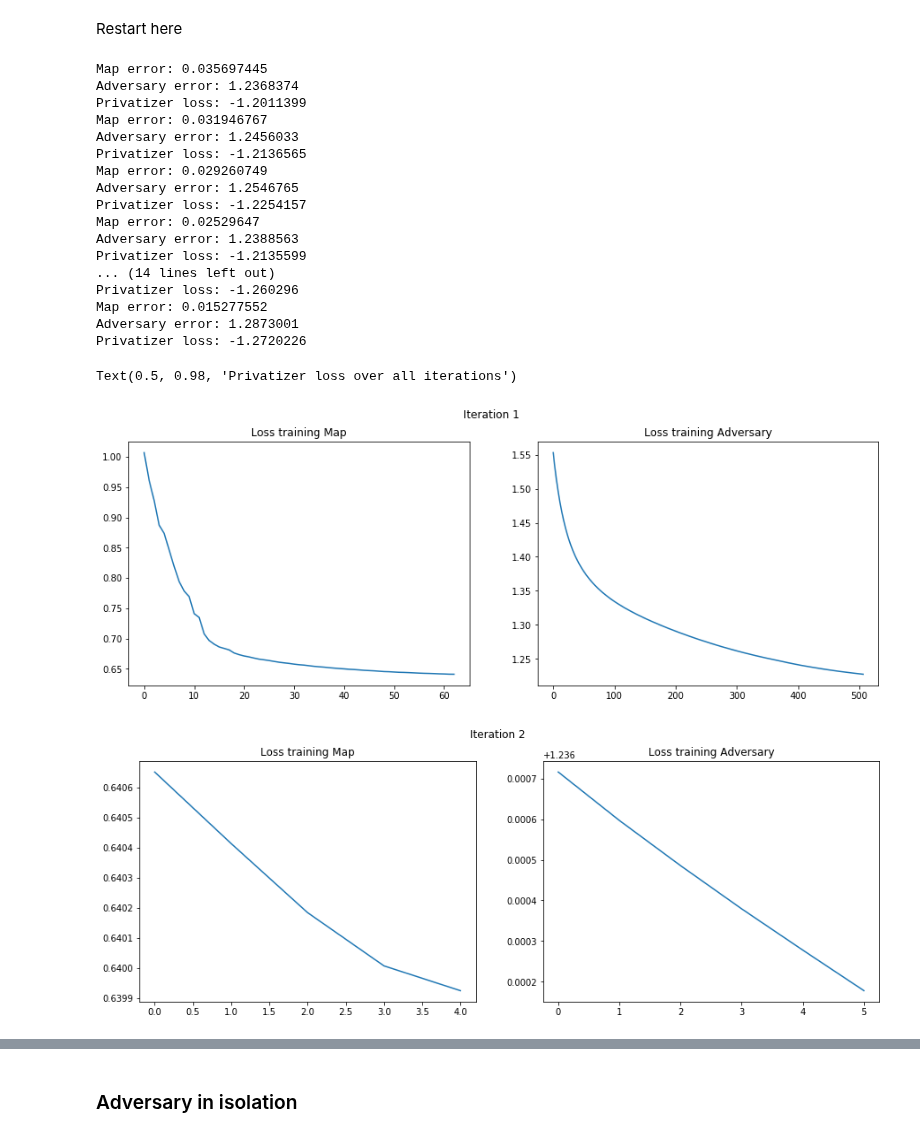
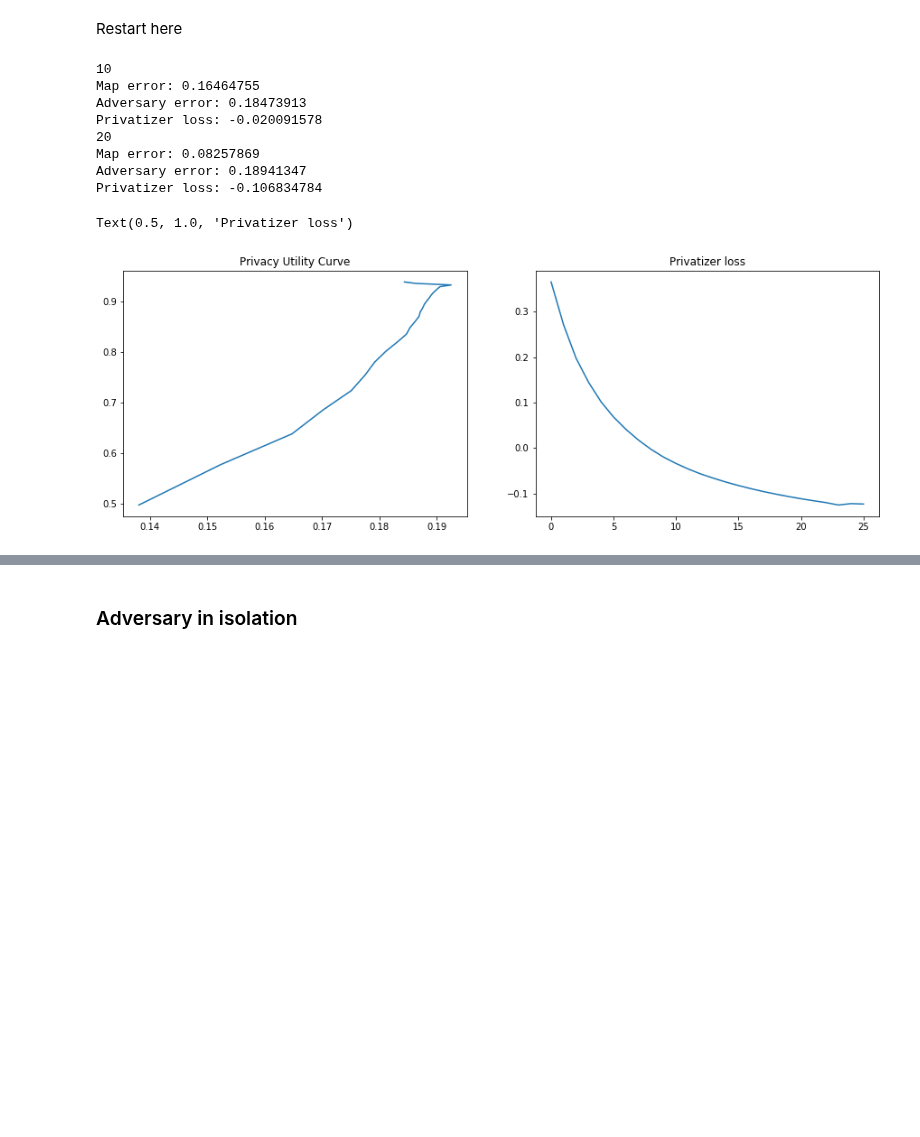
Before and after one commit to lillyclark/privacy-utility, a Jupyter notebook: GAP final version.ipynb, the cells around one changed output, grey strips where cells are left out. Saved outputs shown, nothing was run; the diff lists cells and outputs as text; code cells hidden in the pictures; blank space fills up the shorter version.

```diff
--- a/GAP final version.ipynb
+++ b/GAP final version.ipynb
@@ -155,61 +150,74 @@ p_train = p_train.minimize(privatizer_loss, var_list = p_vars)
+# %%
+def train(trainstep, trainloss, max_iter, sess=sess):
+    plotlist = []
+    delta1 = 100
+    delta2 = 0
+    count_iter = 0
+    while abs(delta1 - delta2) >= 0.0001 and count_iter < max_iter:
+        count_iter += 1
+        delta1 = trainloss.eval(session=sess)
+        trainstep.run(session=sess)
+        delta2 = trainloss.eval(session=sess)
+        plotlist.append(trainloss.eval(session=sess))
+    return plotlist
 # %%
 macro_loss = []
+privacy = []
+utility = []
+
 delta1 = 1
 delta2 = 0
 count_iter = 0
-max_iter = 10
+max_iter = 200
 
-while abs(delta1 - delta2) >= 0.0001 and count_iter < max_iter:
+while abs(delta1 - delta2) >= 0.001 and count_iter < max_iter:
     count_iter += 1
 
     x, trueusers = sampleChania(Chania, 100)
     y = p5(p4(p3(p2(p1(x)))))
     m1 = i4(i3(i2(i1(x[:,2:]))))
     m1_target = tf.keras.backend.reshape(x[:,1], (100,1))
     users = a2(a1(y))
     combined = a2(a1(p5(p4(p3(p2(p1(x)))))))
 
     delta1 = privatizer_loss.eval(session=sess)
     m1plot = train(m1_train, m1_loss, 1000)
     aplot = train(a_train, adversary_loss, 1000)
     pplot = train(p_train, privatizer_loss, 1)
     delta2 = privatizer_loss.eval(session=sess)
 
-    if True:
+    if False:
         fig, ax = plt.subplots(1, 2, figsize=(15, 5))
         fig.subplots_adjust(hspace=0.3)
         ax[0].plot(m1plot)
         ax[0].set_title("Loss training Map")
         ax[1].plot(aplot)
         ax[1].set_title("Loss training Adversary")
         fig.suptitle("Iteration %d"%(count_iter))
 
-    print("Map error:", map_error.eval(session=sess))
-    print("Adversary error:", adversary_loss.eval(session=sess))
-    print("Privatizer loss:", privatizer_loss.eval(session=sess))
+    if count_iter%10 == 0:
+        print(count_iter)
+        print("Map error:", map_error.eval(session=sess))
+        print("Adversary error:", adversary_loss.eval(session=sess))
+        print("Privatizer loss:", privatizer_loss.eval(session=sess))
+
+    privacy.append(adversary_loss.eval(session=sess))
+    utility.append(1-map_error.eval(session=sess))
     macro_loss.extend(pplot)
 
-fig, ax = plt.subplots(1, 1, figsize=(15, 5))
-ax.plot(macro_loss)
-fig.suptitle("Privatizer loss over all iterations")
+fig, ax = plt.subplots(1, 2, figsize=(15, 5))
+ax[0].plot(privacy, utility)
+ax[0].set_title("Privacy Utility Curve")
+ax[1].plot(macro_loss)
+ax[1].set_title("Privatizer loss")
 # %% [output]
-Map error: 0.035697445
-Adversary error: 1.2368374
-Privatizer loss: -1.2011399
-Map error: 0.031946767
-Adversary error: 1.2456033
-Privatizer loss: -1.2136565
-Map error: 0.029260749
-Adversary error: 1.2546765
-Privatizer loss: -1.2254157
-Map error: 0.02529647
-Adversary error: 1.2388563
-Privatizer loss: -1.2135599
-... (14 lines left out)
-Privatizer loss: -1.260296
-Map error: 0.015277552
-Adversary error: 1.2873001
-Privatizer loss: -1.2720226
+10
+Map error: 0.16464755
+Adversary error: 0.18473913
+Privatizer loss: -0.020091578
+20
+Map error: 0.08257869
+Adversary error: 0.18941347
+Privatizer loss: -0.106834784
-Text(0.5, 0.98, 'Privatizer loss over all iterations')
+Text(0.5, 1.0, 'Privatizer loss')
-[figure, old version]
+[figure, new version]
-[figure, removed]
```
Also changed, not shown: parts of 27 cells of this notebook.
